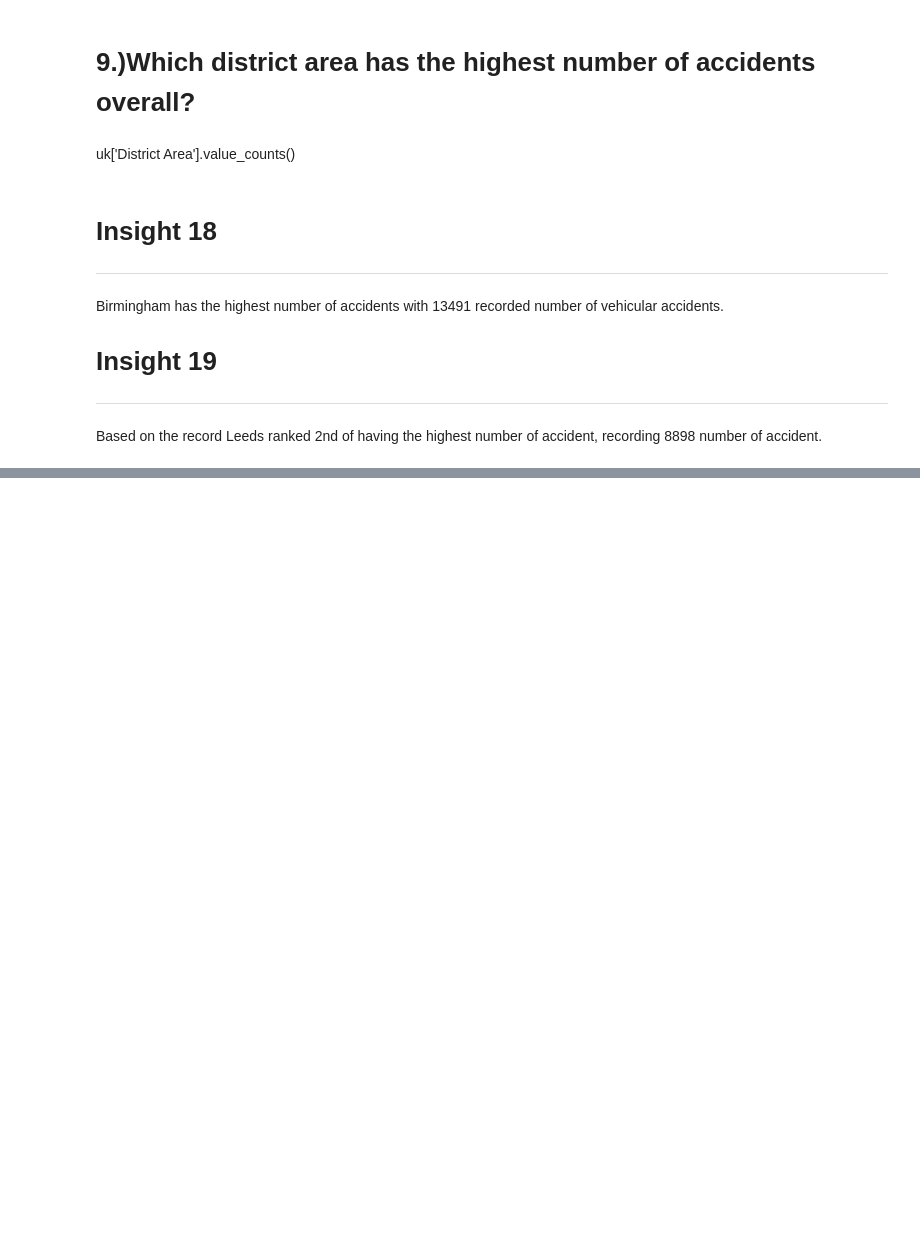
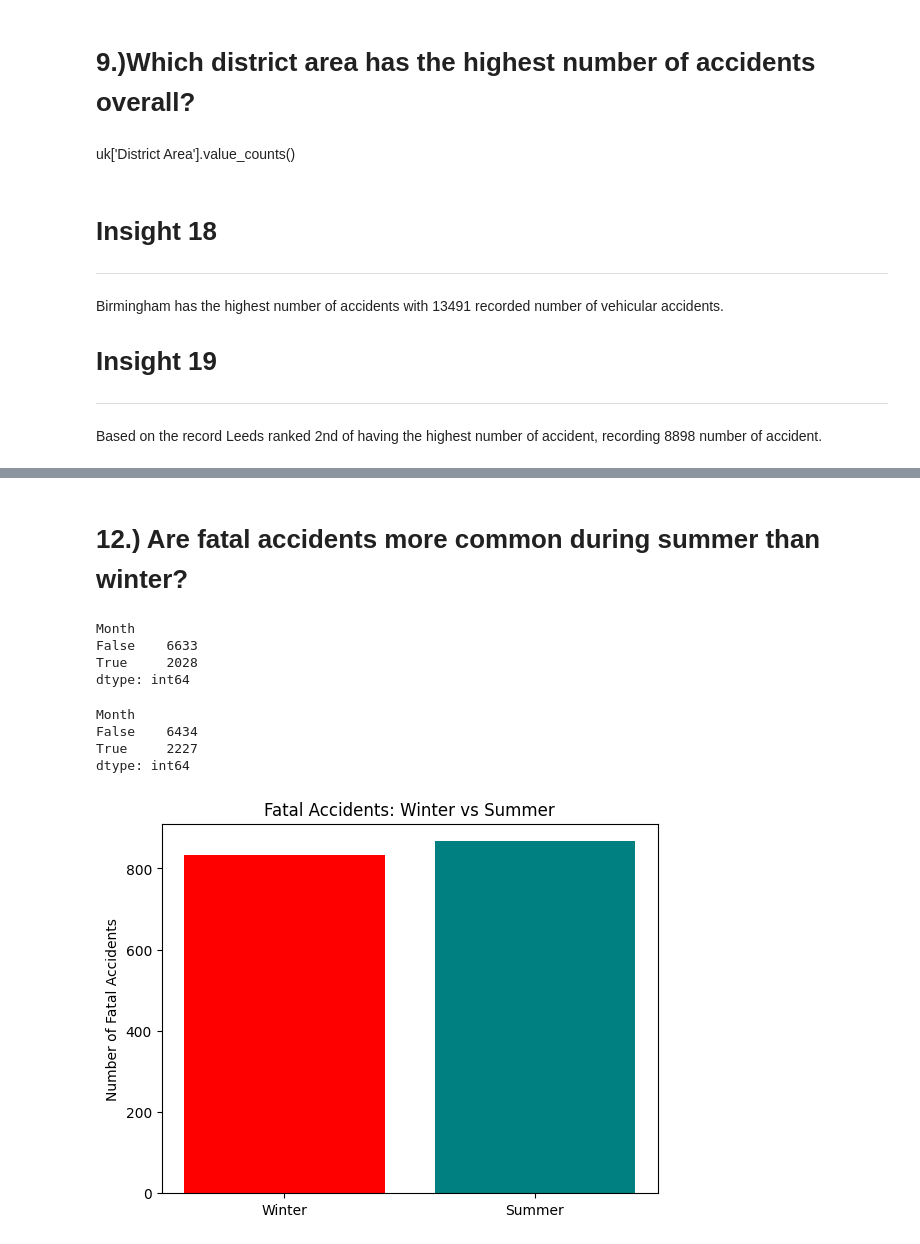
Before and after one commit to senseikim/ITELEC303, a Jupyter notebook: activity2.ipynb, the cells around one changed output, grey strips where cells are left out. Saved outputs shown, nothing was run; the diff lists cells and outputs as text; code cells hidden in the pictures; blank space fills up the shorter version.

```diff
--- a/activity2.ipynb
+++ b/activity2.ipynb
@@ -595,0 +647,2 @@ uk['District Area'].value_counts()
+# %% [markdown]
+<h1>12.) Are fatal accidents more common during summer than winter?
@@ -595,0 +652,24 @@ uk['District Area'].value_counts()
+# %%
+uk[uk['Accident_Severity'] == 'Fatal'].groupby(Winter).size()
+# %% [output]
+Month
+False    6633
+True     2028
+dtype: int64
+# %%
+uk[uk['Accident_Severity'] == 'Fatal'].groupby(Summer).size()
+# %% [output]
+Month
+False    6434
+True     2227
+dtype: int64
+# %%
+seasons = ['Winter', 'Summer']
+fatal_counts = [834, 867]
+
+plt.bar(seasons, fatal_counts, color=['red', 'teal'])
+plt.title("Fatal Accidents: Winter vs Summer")
+plt.ylabel("Number of Fatal Accidents")
+plt.show()
+# %% [output]
+[figure, added]
```
Also changed, not shown: parts of 35 cells of this notebook.
